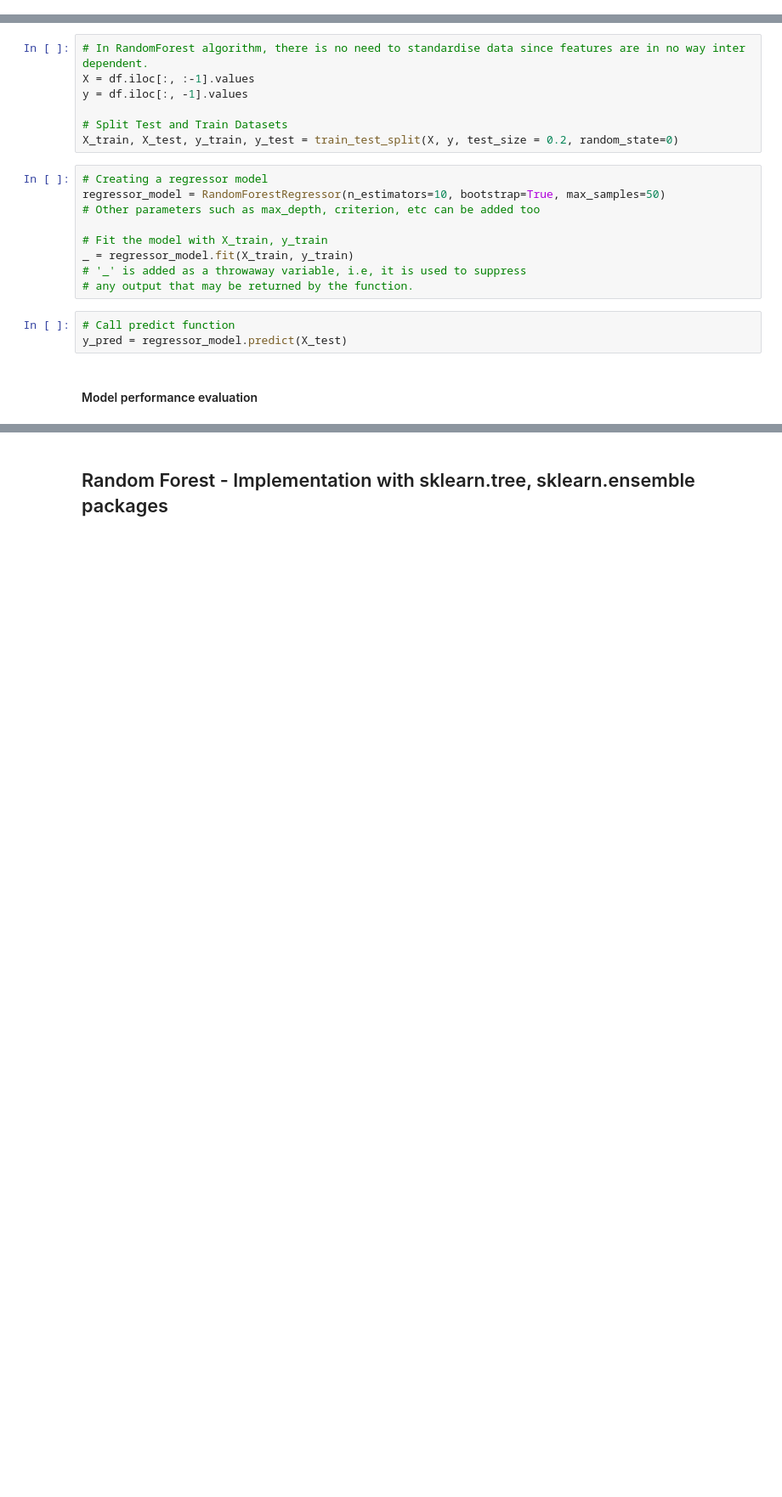
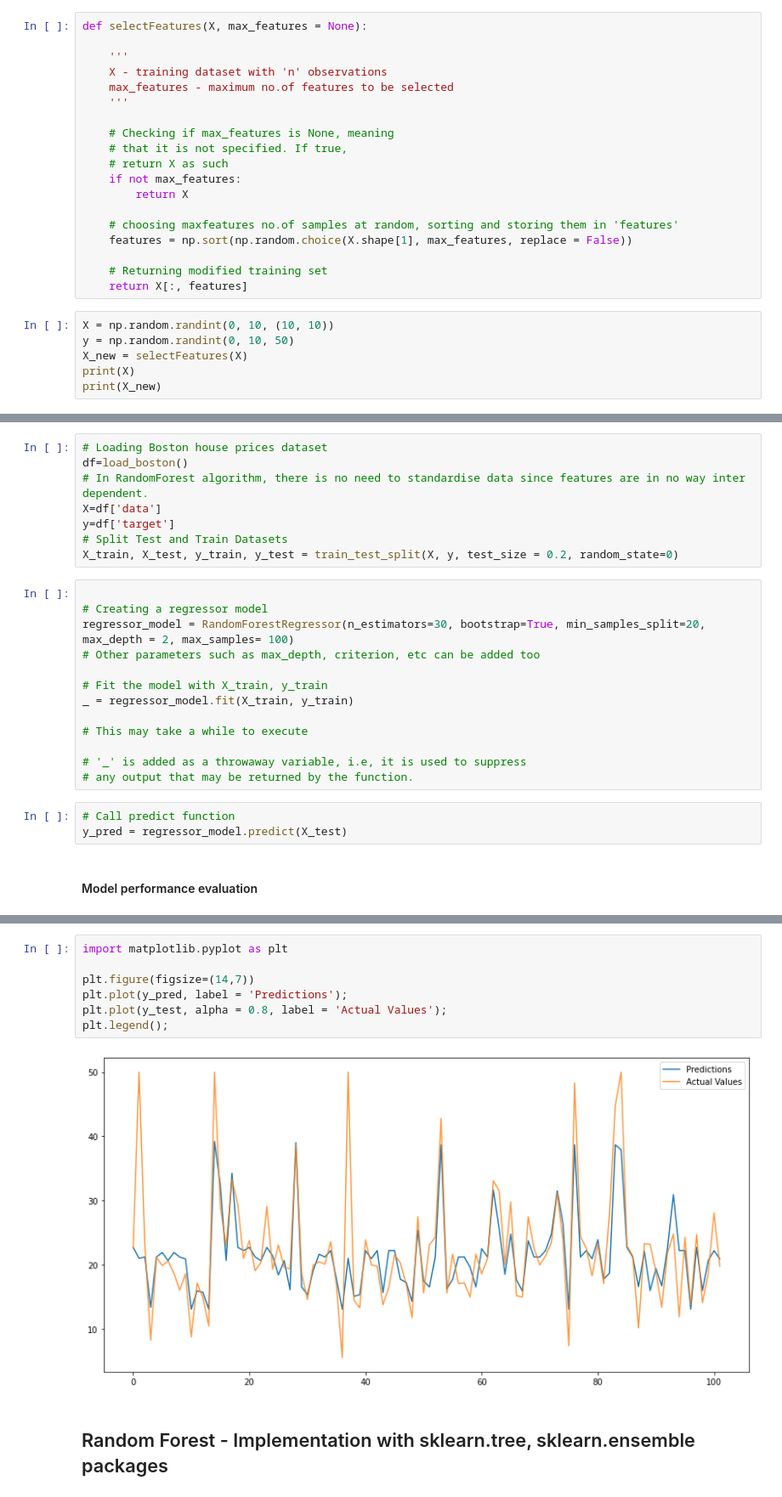
Before and after one commit to Devtown-India/-REVIEW-Random_Forest_Workbook, a Jupyter notebook: Random_Forest.ipynb, the cells around one changed output, grey strips where cells are left out. Shown at 85% size. Drawn from its saved outputs; the diff is of its cells as text; blank space fills up the shorter version.

Commit message:
modified DecisionTree.py and Random_Forest.ipynb

```diff
--- a/Random_Forest.ipynb
+++ b/Random_Forest.ipynb
@@ -134,0 +150,25 @@ print(y_new)
+# %%
+def selectFeatures(X, max_features = None):
+
+    '''
+    X - training dataset with 'n' observations
+    max_features - maximum no.of features to be selected
+    '''
+
+    # Checking if max_features is None, meaning
+    # that it is not specified. If true,
+    # return X as such
+    if not max_features:
+        return X
+
+    # choosing maxfeatures no.of samples at random, sorting and storing them in 'features'
+    features = np.sort(np.random.choice(X.shape[1], max_features, replace = False))
+
+    # Returning modified training set
+    return X[:, features]
+# %%
+X = np.random.randint(0, 10, (10, 10))
+y = np.random.randint(0, 10, 50)
+X_new = selectFeatures(X)
+print(X)
+print(X_new)
@@ -429,17 +505,22 @@ df.head(10)
 # %%
+# Loading Boston house prices dataset
+df=load_boston()
 # In RandomForest algorithm, there is no need to standardise data since features are in no way inter dependent.
-X = df.iloc[:, :-1].values
-y = df.iloc[:, -1].values
-
+X=df['data']
+y=df['target']
 # Split Test and Train Datasets
 X_train, X_test, y_train, y_test = train_test_split(X, y, test_size = 0.2, random_state=0)
 # %%
+
 # Creating a regressor model
-regressor_model = RandomForestRegressor(n_estimators=10, bootstrap=True, max_samples=50)
+regressor_model = RandomForestRegressor(n_estimators=30, bootstrap=True, min_samples_split=20, max_depth = 2, max_samples= 100)
 # Other parameters such as max_depth, criterion, etc can be added too
 
 # Fit the model with X_train, y_train
 _ = regressor_model.fit(X_train, y_train)
+
+# This may take a while to execute
+
 # '_' is added as a throwaway variable, i.e, it is used to suppress
 # any output that may be returned by the function.
 # %%
@@ -458,3 +539,12 @@ print(mean_squared_error(y_test, y_pred))
+# %%
+import matplotlib.pyplot as plt
+
+plt.figure(figsize=(14,7))
+plt.plot(y_pred, label = 'Predictions');
+plt.plot(y_test, alpha = 0.8, label = 'Actual Values');
+plt.legend();
+# %% [output]
+[figure, added]
 # %% [markdown]
 ## Random Forest - Implementation with sklearn.tree, sklearn.ensemble packages
 # %% [markdown]
```
Also changed, not shown: parts of 27 cells of this notebook, 6 other files.
